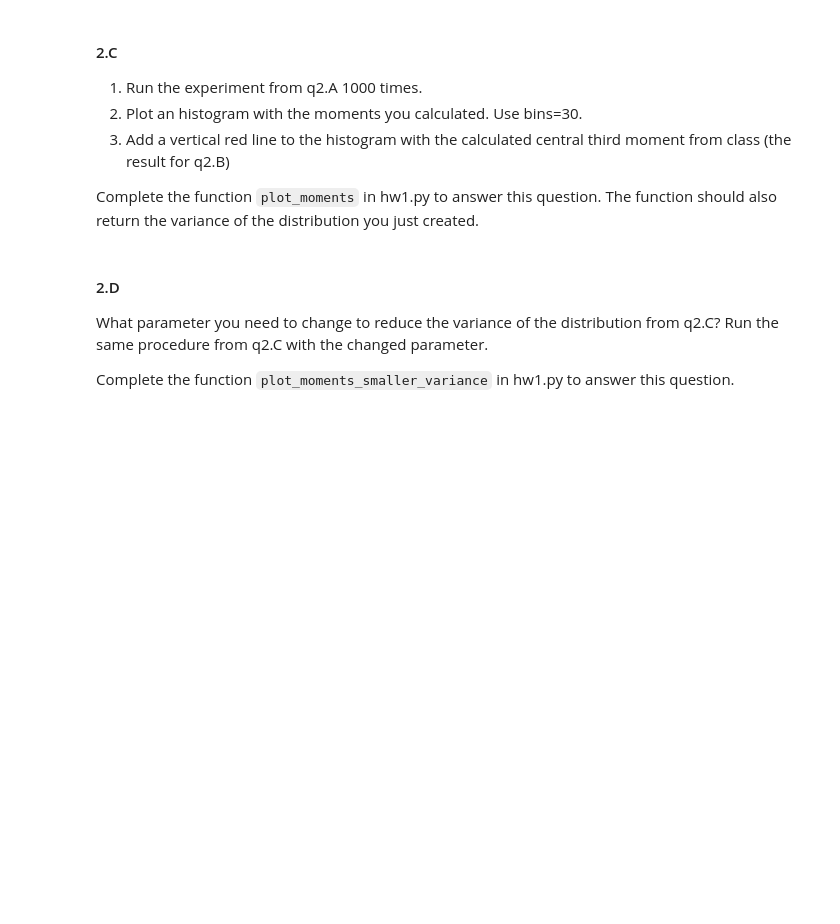
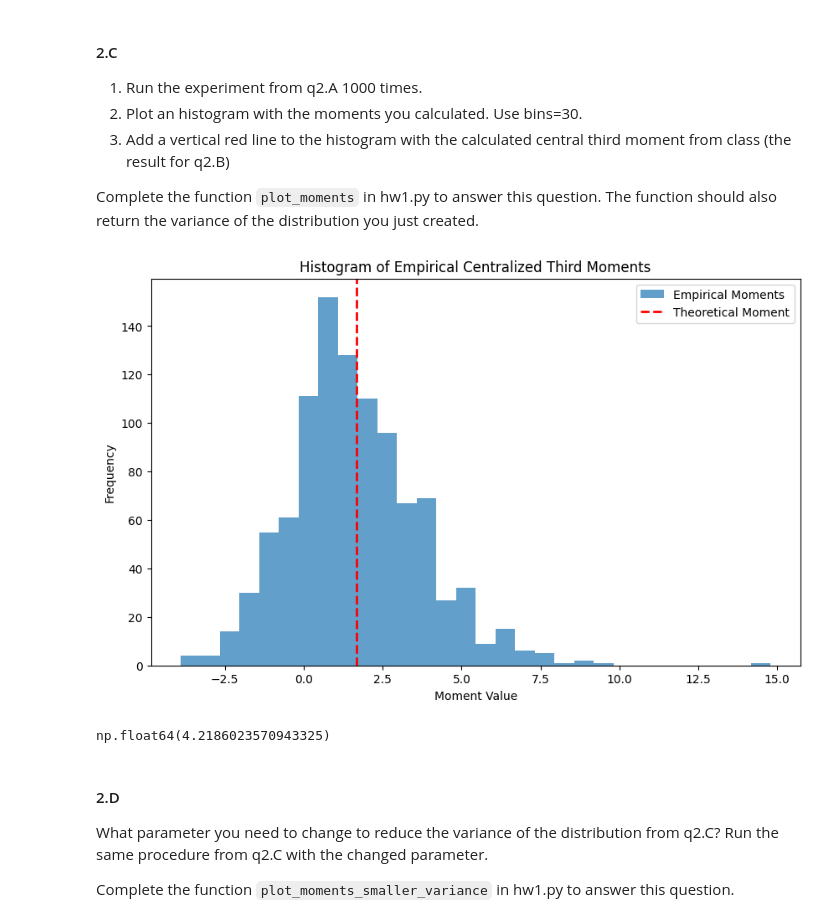
Before and after one commit to GurYon19/hw1, a Jupyter notebook: HW1.ipynb, the cells around one changed output. Cells and saved outputs as stored; diff of their text form; code cells hidden in the pictures; blank space fills up the shorter version.

```diff
--- a/HW1.ipynb
+++ b/HW1.ipynb
@@ -133,6 +137,11 @@ from hw1 import class_moment
 Complete the function `plot_moments` in hw1.py to answer this question. The function should also return the variance of the distribution you just created.
 # %%
 from hw1 import plot_moments
+# %%
+plot_moments()
+# %% [output]
+[figure, added]
+np.float64(4.2186023570943325)
 # %% [markdown]
 #### 2.D
 
```
Also changed, not shown: parts of 5 cells of this notebook, 1 other file.
